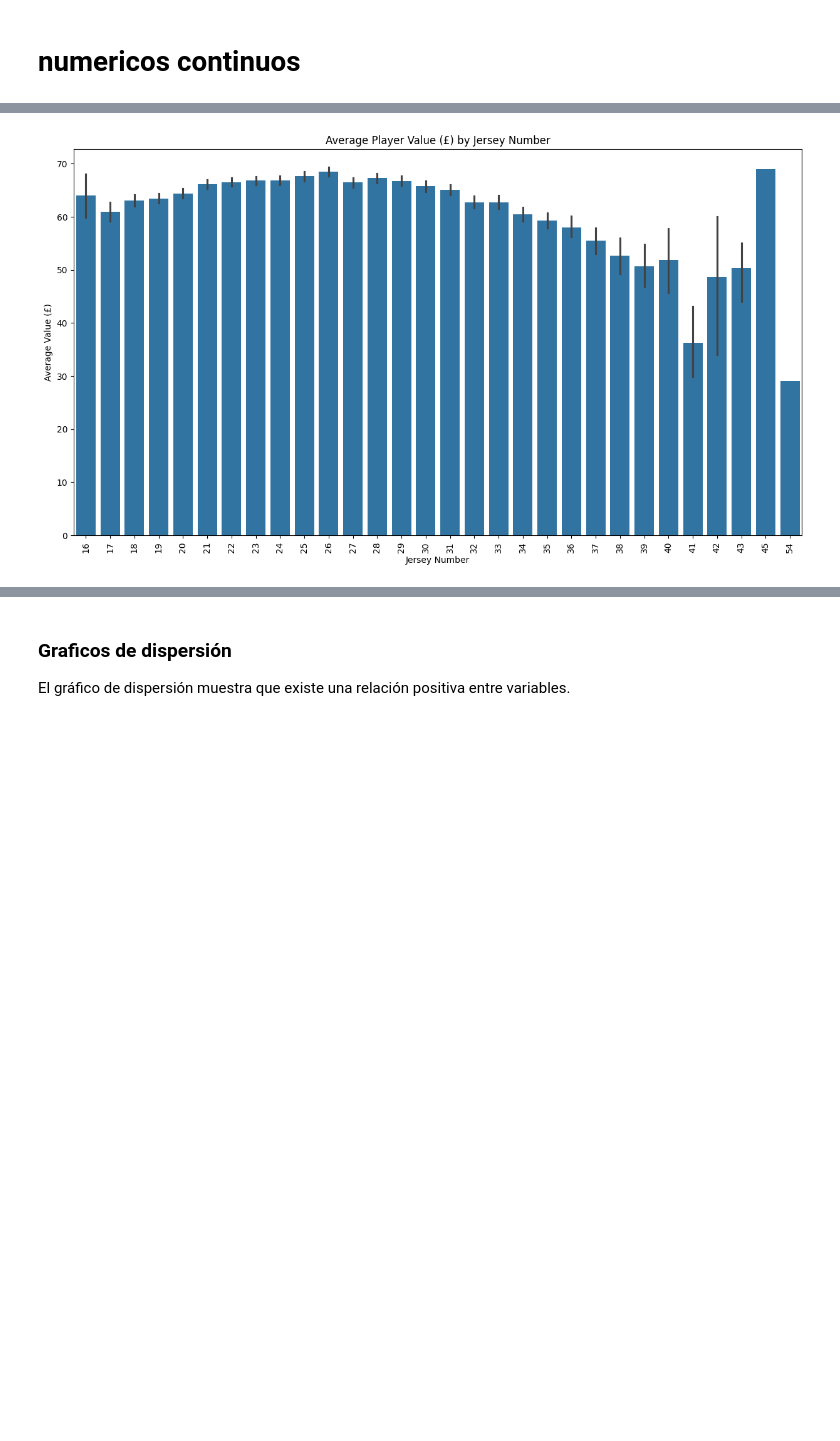
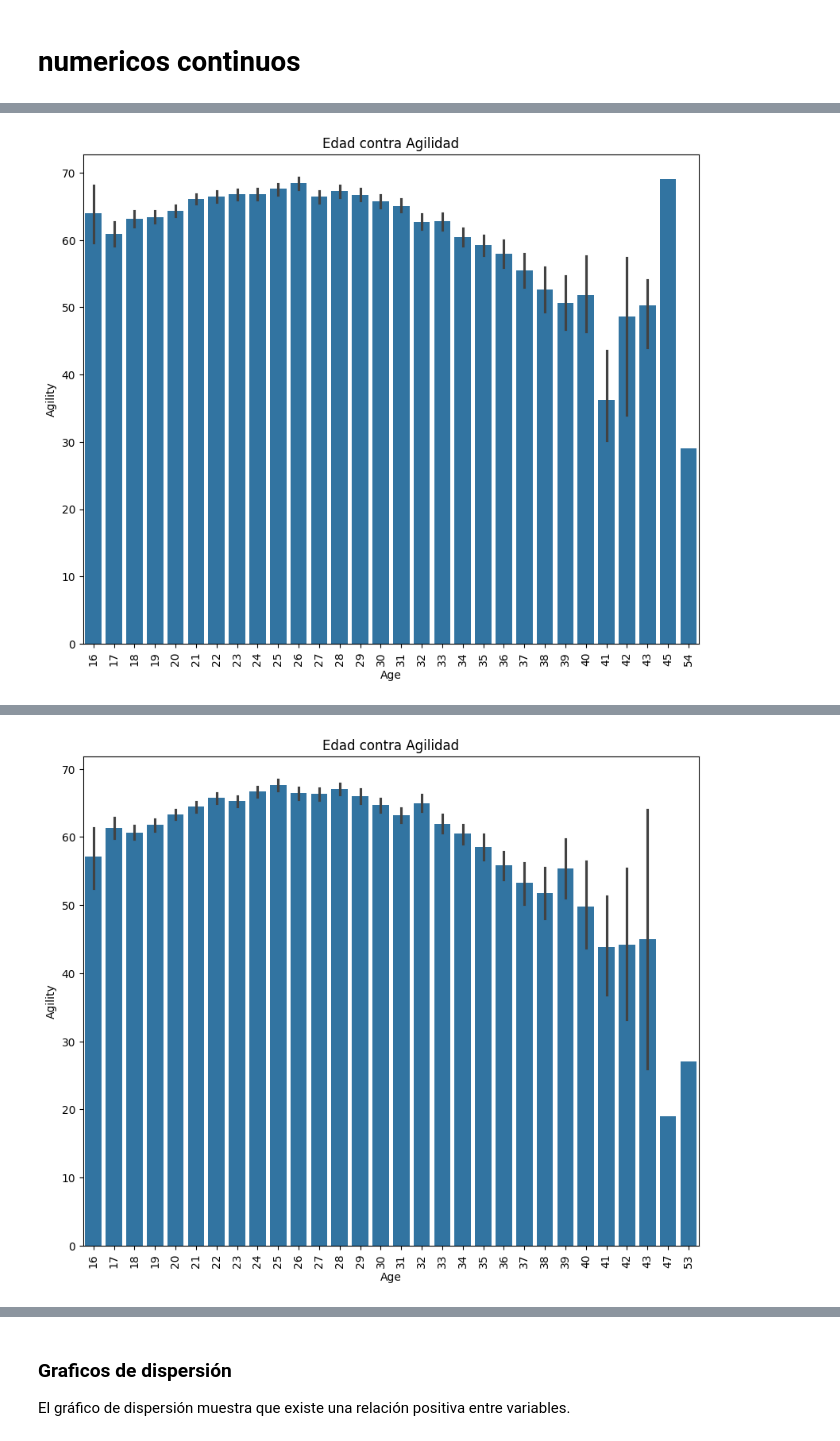
Before and after one commit to BrandonLCC/FIFA_ML_Kedro, a Jupyter notebook: machine-learning-project/notebooks/2_Data_Understanding.ipynb, the cells around one changed output, grey strips where cells are left out. Saved outputs shown, nothing was run; the diff lists cells and outputs as text; code cells hidden in the pictures; blank space fills up the shorter version.

```diff
--- a/machine-learning-project/notebooks/2_Data_Understanding.ipynb
+++ b/machine-learning-project/notebooks/2_Data_Understanding.ipynb
@@ -683,0 +710,5 @@ dtype: float64
+# %%
+# Capturar lo que esté después del último ">"
+FIFA22_df["Position"] = FIFA22_df["Position"].str.extract(r'>([A-Za-z0-9]+)')
+print(FIFA22_df["Position"].head())
+FIFA22_df['Position'].head()
@@ -860,11 +1098,27 @@ La edad del jugador influye en su valor. Cuando el jugador es joven, su valor en
 # %%
-plt.figure(figsize=(15, 8))
+plt.figure(figsize=(10, 8))
 sns.barplot(x='Age', y='Agility', data=FIFA22_df)
-plt.title('Average Player Value (£) by Jersey Number')
-plt.xlabel('Jersey Number')
-plt.ylabel('Average Value (£)')
+plt.title('Edad contra Agilidad')
+plt.xlabel('Age')
+plt.ylabel('Agility')
 plt.xticks(rotation=90)
 plt.show()
+
+plt.figure(figsize=(10, 8))
+sns.barplot(x='Age', y='Agility', data=FIFA21_df)
+plt.title('Edad contra Agilidad')
+plt.xlabel('Age')
+plt.ylabel('Agility')
+plt.xticks(rotation=90)
+plt.show()
+
+plt.figure(figsize=(10, 8))
+sns.barplot(x='Age', y='Agility', data=FIFA20_df)
+plt.title('Edad contra Agilidad')
+plt.xlabel('Age')
+plt.ylabel('Agility')
+plt.xticks(rotation=90)
+plt.show()
 # %% [output]
 [interactive output not drawn]
-[figure, old version]
+[figure, new version]
@@ -870,0 +1126 @@ plt.show()
+[figure, added]
```
Also changed, not shown: parts of 50 cells of this notebook, 2 other files.
